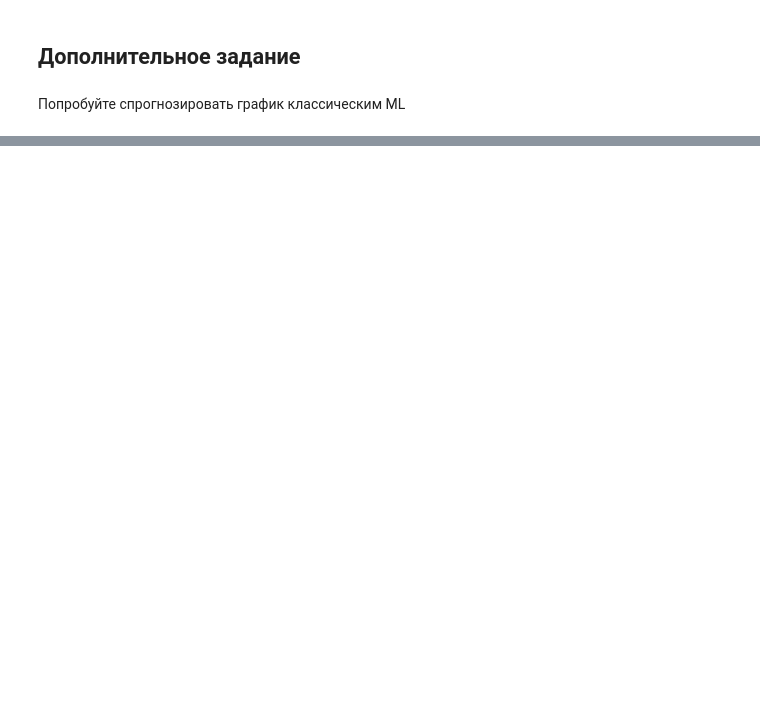
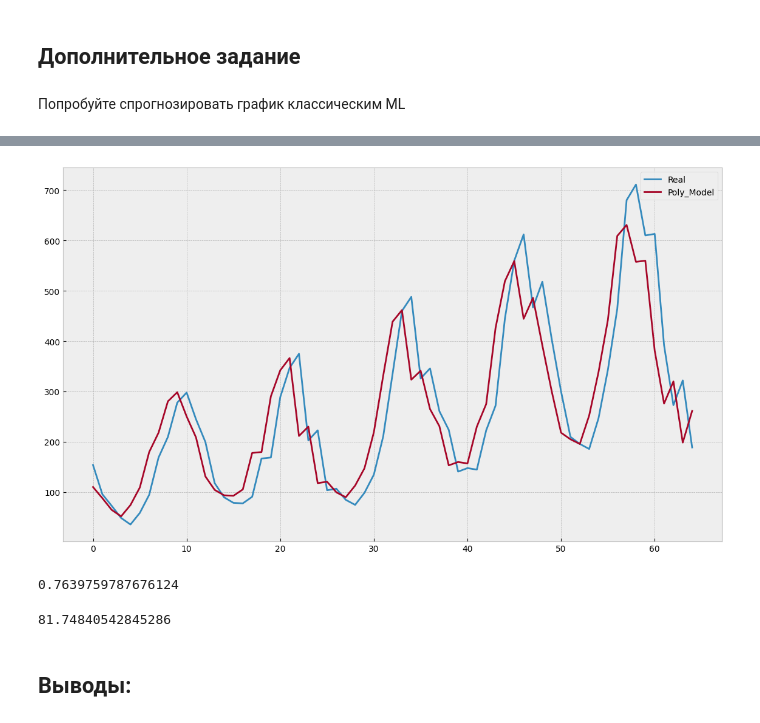
Before and after one commit to BalshowAndrew/time_series, a Jupyter notebook: ts_studying/03_hw_time_series.ipynb, the cells around one changed output, grey strips where cells are left out. Drawn from its saved outputs; the diff is of its cells as text; code cells hidden in the pictures; blank space fills up the shorter version.

```diff
--- a/ts_studying/03_hw_time_series.ipynb
+++ b/ts_studying/03_hw_time_series.ipynb
@@ -230,0 +349,3 @@ with plt.style.context(style='bmh'):
+# %%
+polinominal_features = PolynomialFeatures(degree=3)
+x_poly = polinominal_features.fit_transform(x)
@@ -230,0 +362,2 @@ with plt.style.context(style='bmh'):
+# %%
+poly_model = LinearRegression()
@@ -230,0 +368,23 @@ with plt.style.context(style='bmh'):
+# %%
+y_poly_pred = poly_model.predict(x_poly)
+# %%
+with plt.style.context(style='bmh'):
+    plt.figure(figsize=(14,8))
+    ax = plt.axes()
+    plt.plot(y, label='Real')
+    plt.plot(y_poly_pred, label='Poly_Model')
+    plt.legend()
+# %% [output]
+[figure, added]
+# %%
+r2 = poly_model.score(x_poly, y)
+r2
+# %% [output]
+0.7639759787676124
+# %%
+rmse = np.sqrt(mean_squared_error(y, y_poly_pred))
+rmse
+# %% [output]
+81.74840542845286
+# %% [markdown]
+## Выводы:
```
Also changed, not shown: parts of 45 cells of this notebook.
